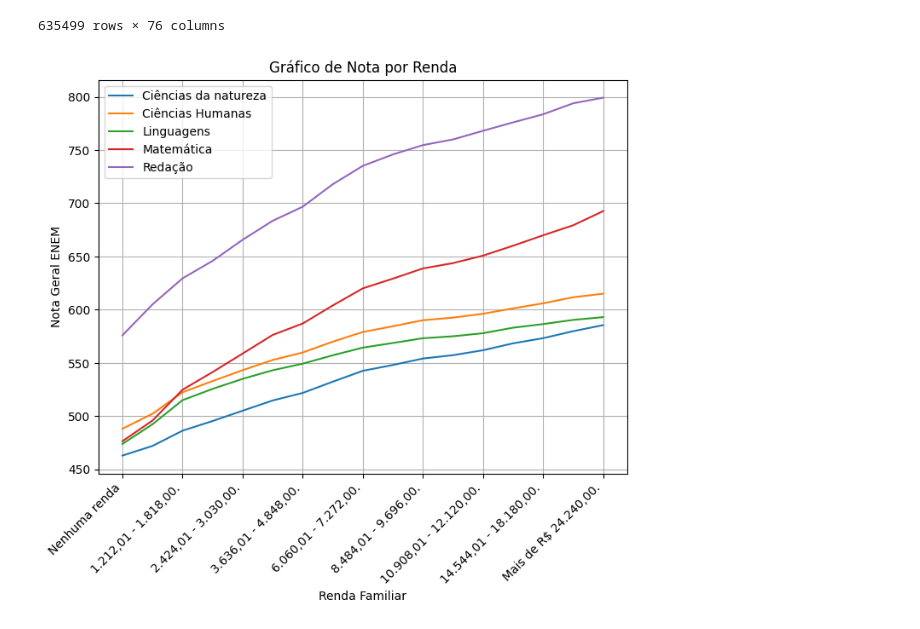
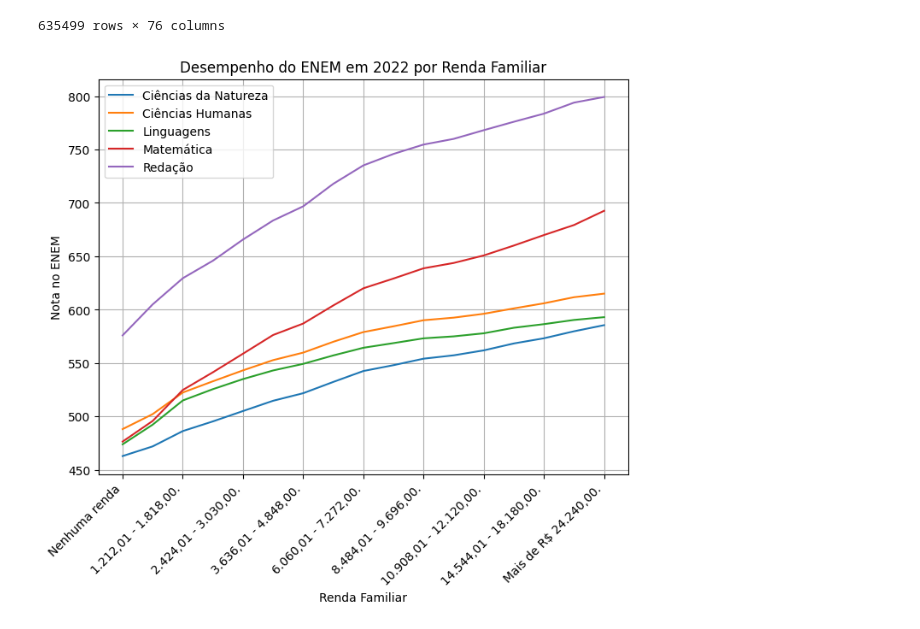
Before and after one commit to gustavoribolla/analise_desigualdade_enem, a Jupyter notebook: main.ipynb, the cells around one changed output. Saved outputs shown, nothing was run; the diff lists cells and outputs as text; code cells hidden in the pictures.

```diff
--- a/main.ipynb
+++ b/main.ipynb
@@ -44,37 +44,37 @@ faixas_de_renda = {
     'M': '10.908,01 - 12.120,00.',
     'N': '12.120,01 - 14.544,00.',
     'O': '14.544,01 - 18.180,00.',
     'P': '18.180,01 - 24.240,00.',
     'Q': 'Mais de R$ 24.240,00.'
 
 }
 
 plt.figure(figsize=(8, 6))
 
 df_filtrado.loc[:, 'NU_NOTA_REDACAO'] = df_filtrado['NU_NOTA_REDACAO'].astype(float)
 df_filtrado.loc[:, 'NU_NOTA_CH'] = df_filtrado['NU_NOTA_CH'].astype(float)
 df_filtrado.loc[:, 'NU_NOTA_CN'] = df_filtrado['NU_NOTA_CN'].astype(float)
 df_filtrado.loc[:, 'NU_NOTA_LC'] = df_filtrado['NU_NOTA_LC'].astype(float)
 df_filtrado.loc[:, 'NU_NOTA_MT'] = df_filtrado['NU_NOTA_MT'].astype(float)
 
 media_notas_por_renda = df_filtrado.groupby('Q006')[['NU_NOTA_CN', 'NU_NOTA_CH', 'NU_NOTA_LC', 'NU_NOTA_MT', 'NU_NOTA_REDACAO']].mean()
 media_notas_por_renda.rename(index=faixas_de_renda, inplace=True)
 
 media_notas_por_renda['NU_NOTA_CN'].plot(label='Ciências da Natureza')
 media_notas_por_renda['NU_NOTA_CH'].plot(label='Ciências Humanas')
 media_notas_por_renda['NU_NOTA_LC'].plot(label='Linguagens e Códigos')
 media_notas_por_renda['NU_NOTA_MT'].plot(label='Matemática')
 media_notas_por_renda['NU_NOTA_REDACAO'].plot(label='Redação')
 
-plt.title('Gráfico de Nota por Renda')
+plt.title('Desempenho do ENEM em 2022 por Renda Familiar')
 plt.xlabel('Renda Familiar')
-plt.ylabel('Nota Geral ENEM')
+plt.ylabel('Nota no ENEM')
 plt.grid(True)
-plt.legend(['Ciências da natureza', 'Ciências Humanas','Linguagens','Matemática','Redação'])
+plt.legend(['Ciências da Natureza', 'Ciências Humanas','Linguagens','Matemática','Redação'])
 plt.xticks(rotation=45, ha='right')
 plt.show()
 # %% [output]
-[figure, old version]
+[figure, new version]
 # %%
 import pandas as pd
 import matplotlib.pyplot as plt
```
Also changed, not shown: parts of 2 cells of this notebook.
